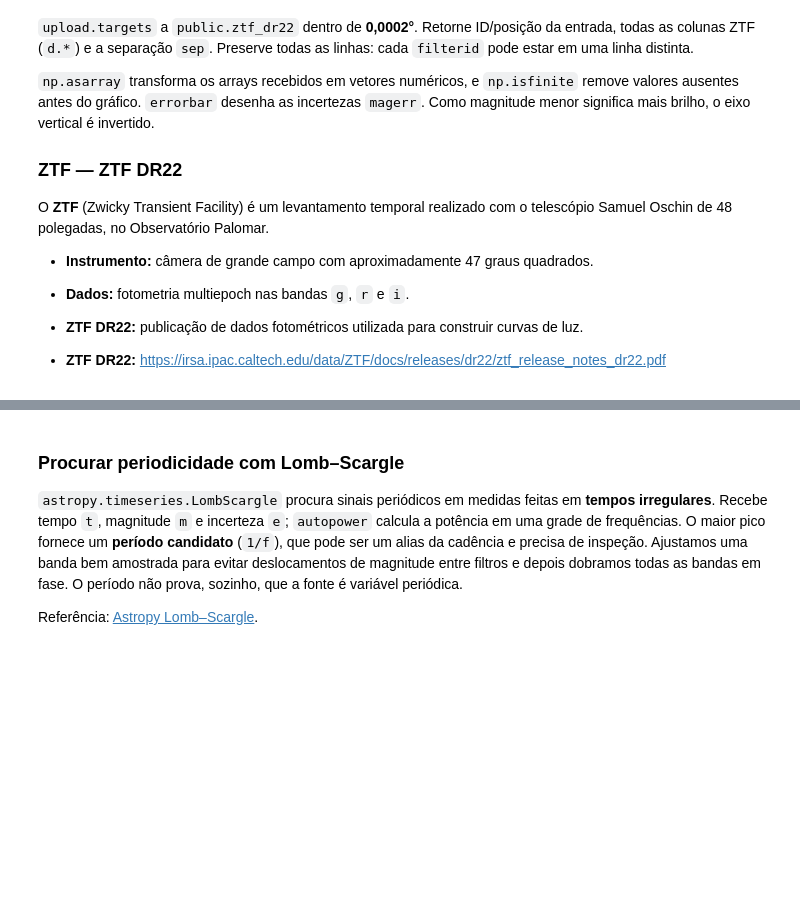
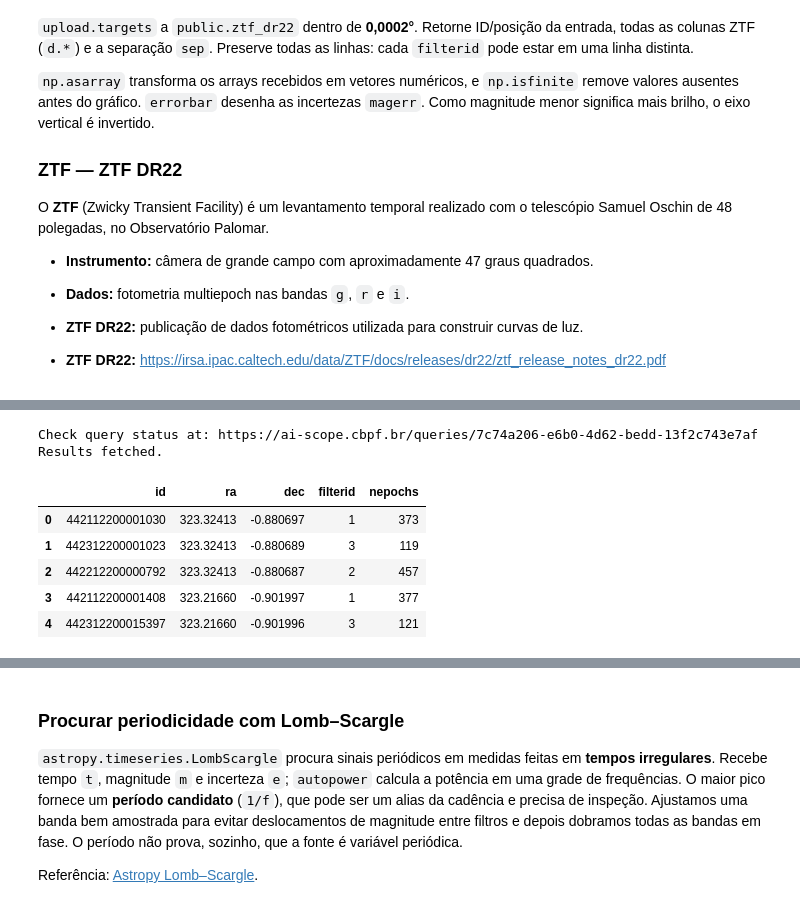
Before and after one commit to Schwarzam/SAB-AI-Scope-workshop, a Jupyter notebook: notebooks/03_ztf_variability_lab.ipynb, the cells around one changed output, grey strips where cells are left out. Cells and saved outputs as stored; diff of their text form; code cells hidden in the pictures; blank space fills up the shorter version.

```diff
--- a/notebooks/03_ztf_variability_lab.ipynb
+++ b/notebooks/03_ztf_variability_lab.ipynb
@@ -39,9 +41,28 @@ if table is not None:
 # %%
-query = """"""  # Complete a consulta AstroQL do enunciado.
+query = f"""
+SELECT
+    u.source_id AS input_source_id,
+    u.ra AS input_ra,
+    u.dec AS input_dec,
+    d.*,
+    dist(u.ra, u.dec, d.ra, d.dec) AS sep
+FROM upload.targets AS u
+JOIN public.ztf_dr22 AS d
+ON cone(d.ra, d.dec, u.ra, u.dec, 0.0002)
+"""
 if not query:
     raise NotImplementedError("Complete query;")
 
 ztf = cl.query_and_wait(query_text=query, mode="astroql", file=targets, table_name="targets").data
 ztf[["id", "ra", "dec", "filterid", "nepochs"]].head()
+# %% [output]
+Check query status at: https://ai-scope.cbpf.br/queries/7c74a206-e6b0-4d62-bedd-13f2c743e7af
+Results fetched.
+|  | id | ra | dec | filterid | nepochs |
+| 0 | 442112200001030 | 323.32413 | -0.880697 | 1 | 373 |
+| 1 | 442312200001023 | 323.32413 | -0.880689 | 3 | 119 |
+| 2 | 442212200000792 | 323.32413 | -0.880687 | 2 | 457 |
+| 3 | 442112200001408 | 323.21660 | -0.901997 | 1 | 377 |
+| 4 | 442312200015397 | 323.21660 | -0.901996 | 3 | 121 |
 # %%
 ztf
```
Also changed, not shown: parts of 6 cells of this notebook, 4 other files.
